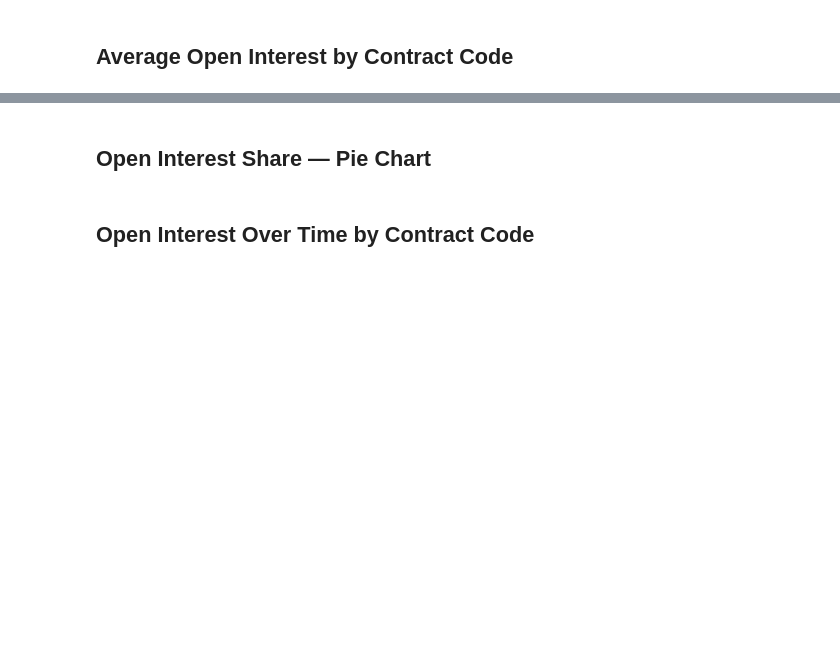
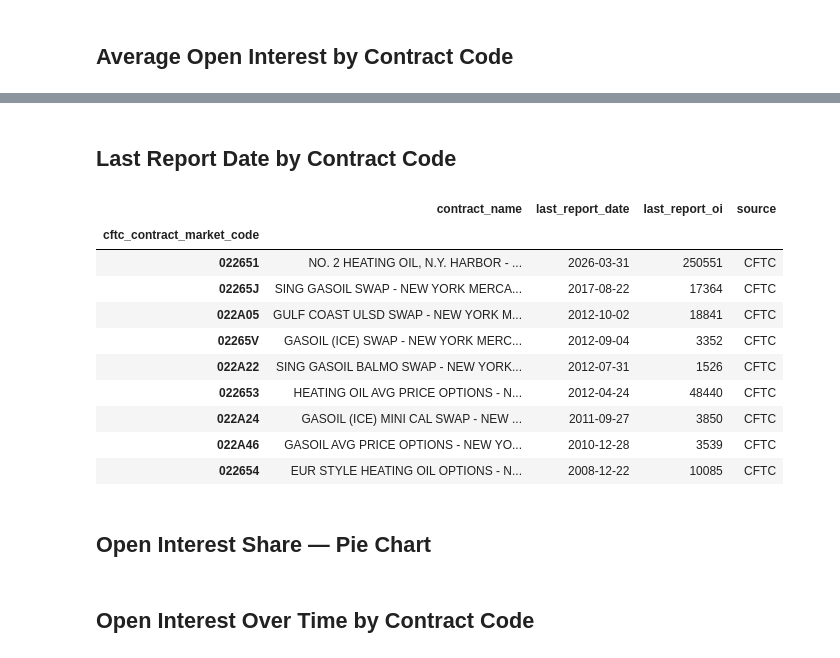
Before and after one commit to omroot/cot-ingest, a Jupyter notebook: notebooks/eda/heating_oil_cot_eda.ipynb, the cells around one changed output, grey strips where cells are left out. Cells and saved outputs as stored; diff of their text form; code cells hidden in the pictures; blank space fills up the shorter version.

```diff
--- a/notebooks/eda/heating_oil_cot_eda.ipynb
+++ b/notebooks/eda/heating_oil_cot_eda.ipynb
@@ -70,3 +79,30 @@ avg_oi[["contract_name", "source", "avg_open_interest", "pct_of_total"]]
+# %% [markdown]
+## Last Report Date by Contract Code
+# %%
+last_report = (
+    ho.groupby("cftc_contract_market_code")
+    .agg(
+        contract_name=("market_and_exchange_names", "first"),
+        last_report_date=("report_date_as_yyyy_mm_dd", "max"),
+        last_report_oi=("open_interest_all", "last"),
+    )
+    .sort_values("last_report_date", ascending=False)
+)
+last_report["source"] = "CFTC"
+last_report["last_report_date"] = last_report["last_report_date"].dt.date
+last_report
+# %% [output]
+|  | contract_name | last_report_date | last_report_oi | source |
+| cftc_contract_market_code |  |  |  |  |
+| 022651 | NO. 2 HEATING OIL, N.Y. HARBOR - ... | 2026-03-31 | 250551 | CFTC |
+| 02265J | SING GASOIL SWAP - NEW YORK MERCA... | 2017-08-22 | 17364 | CFTC |
+| 022A05 | GULF COAST ULSD SWAP - NEW YORK M... | 2012-10-02 | 18841 | CFTC |
+| 02265V | GASOIL (ICE) SWAP - NEW YORK MERC... | 2012-09-04 | 3352 | CFTC |
+| 022A22 | SING GASOIL BALMO SWAP - NEW YORK... | 2012-07-31 | 1526 | CFTC |
+| 022653 | HEATING OIL AVG PRICE OPTIONS - N... | 2012-04-24 | 48440 | CFTC |
+| 022A24 | GASOIL (ICE) MINI CAL SWAP - NEW ... | 2011-09-27 | 3850 | CFTC |
+| 022A46 | GASOIL AVG PRICE OPTIONS - NEW YO... | 2010-12-28 | 3539 | CFTC |
+| 022654 | EUR STYLE HEATING OIL OPTIONS - N... | 2008-12-22 | 10085 | CFTC |
 # %% [markdown]
 ## Open Interest Share — Pie Chart
 # %%
```
Also changed, not shown: parts of 3 cells of this notebook, 8 other files.
